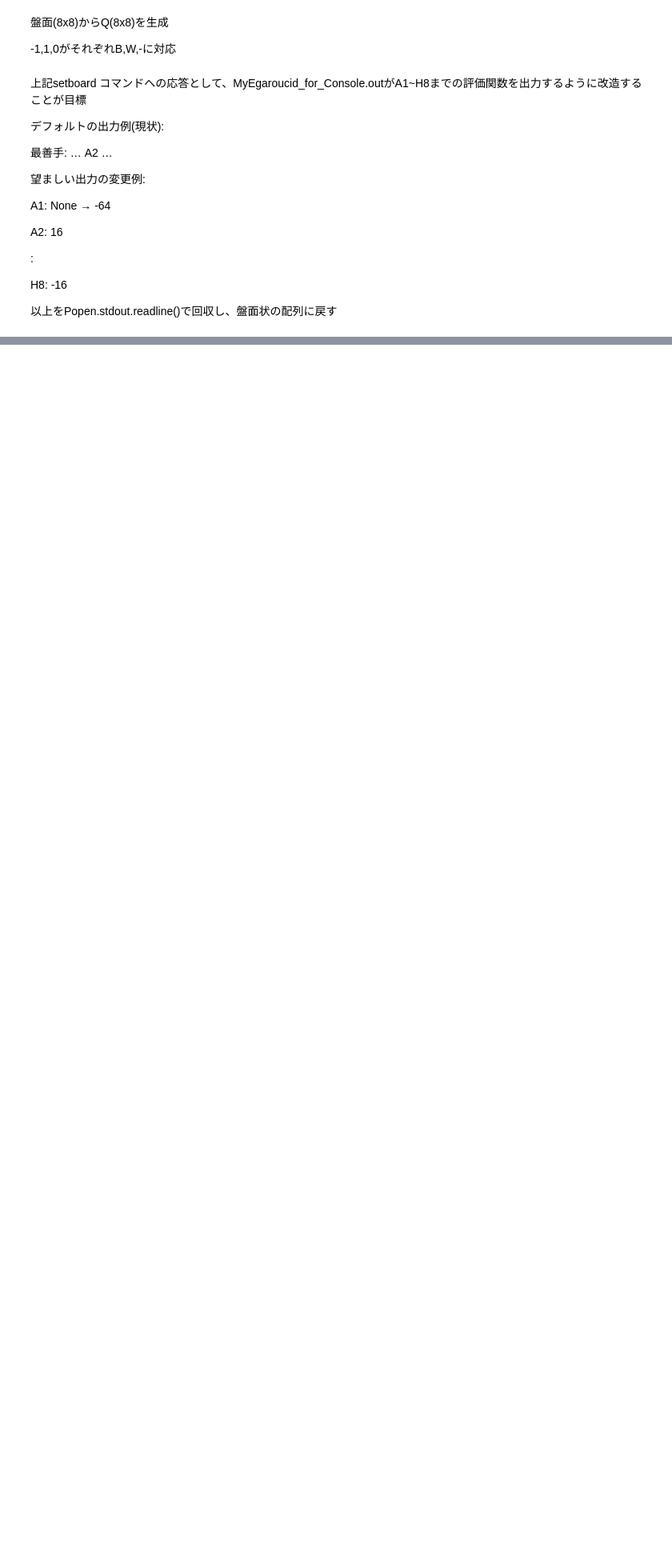
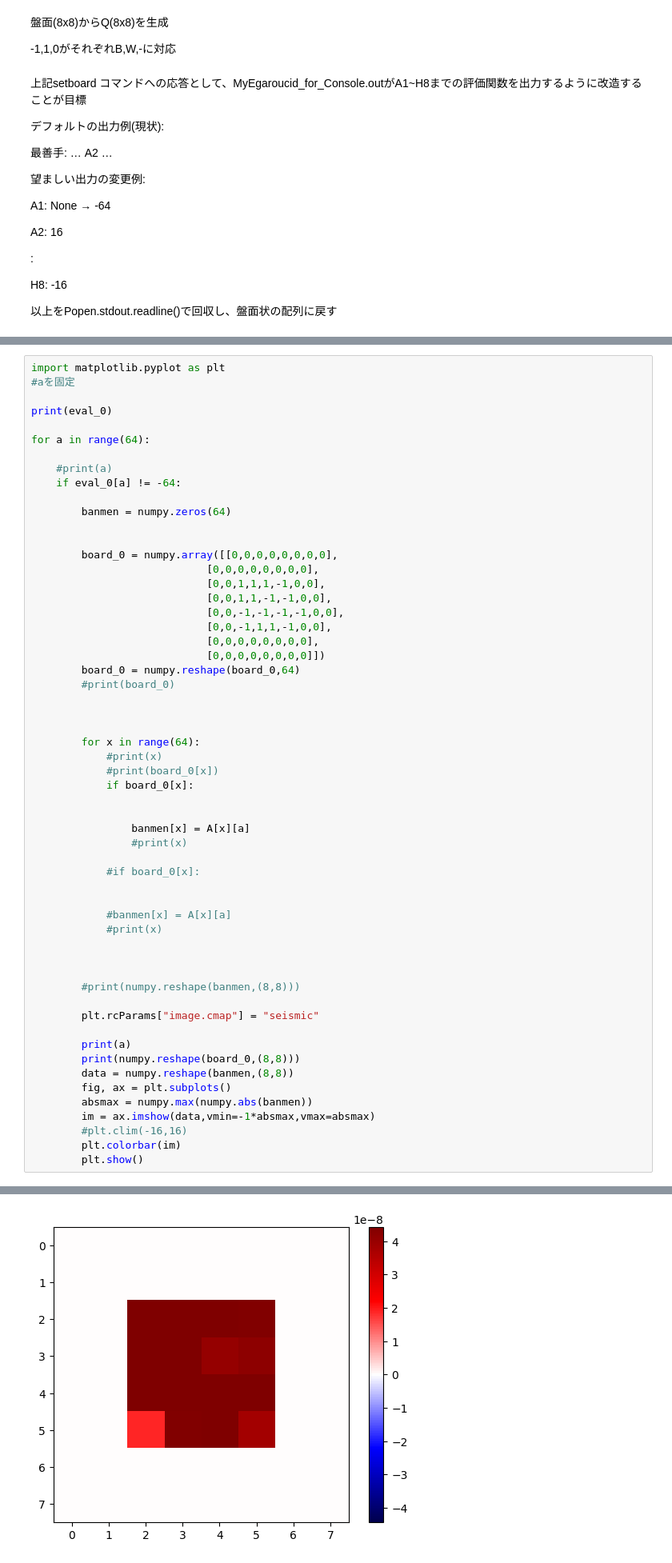
Before and after one commit to KKitamuraCCE/MyEgaroucid, a Jupyter notebook: MyEgaroucid.ipynb, the cells around one changed output, grey strips where cells are left out. Shown: that part at 80% size. Cells and saved outputs as stored; diff of their text form; blank space fills up the shorter version.

```diff
--- a/MyEgaroucid.ipynb
+++ b/MyEgaroucid.ipynb
@@ -1081,0 +1241,58 @@ setboard ------------------WWWB----WWBB----BBBB----BWWB------------------B
+# %%
+import matplotlib.pyplot as plt
+#aを固定
+
+print(eval_0)
+
+for a in range(64):
+
+    #print(a)
+    if eval_0[a] != -64:
+
+        banmen = numpy.zeros(64)
+
+
+        board_0 = numpy.array([[0,0,0,0,0,0,0,0],
+                            [0,0,0,0,0,0,0,0],
+                            [0,0,1,1,1,-1,0,0],
+                            [0,0,1,1,-1,-1,0,0],
+                            [0,0,-1,-1,-1,-1,0,0],
+                            [0,0,-1,1,1,-1,0,0],
+                            [0,0,0,0,0,0,0,0],
+                            [0,0,0,0,0,0,0,0]])
+        board_0 = numpy.reshape(board_0,64)
+        #print(board_0)
+
+
+
+        for x in range(64):
+            #print(x)
+            #print(board_0[x])
+            if board_0[x]:
+
+
+                banmen[x] = A[x][a]
+                #print(x)
+
+            #if board_0[x]:
+
+
+            #banmen[x] = A[x][a]
+            #print(x)
+
+
+
+        #print(numpy.reshape(banmen,(8,8)))
+
+        plt.rcParams["image.cmap"] = "seismic"
+
+        print(a)
+        print(numpy.reshape(board_0,(8,8)))
+        data = numpy.reshape(banmen,(8,8))
+        fig, ax = plt.subplots()
+        absmax = numpy.max(numpy.abs(banmen))
+        im = ax.imshow(data,vmin=-1*absmax,vmax=absmax)
+        #plt.clim(-16,16)
+        plt.colorbar(im)
+        plt.show()
+# %% [output]
@@ -1081,0 +1312 @@ setboard ------------------WWWB----WWBB----BBBB----BWWB------------------B
+[figure, added]
```
Also changed, not shown: parts of 10 cells of this notebook.
